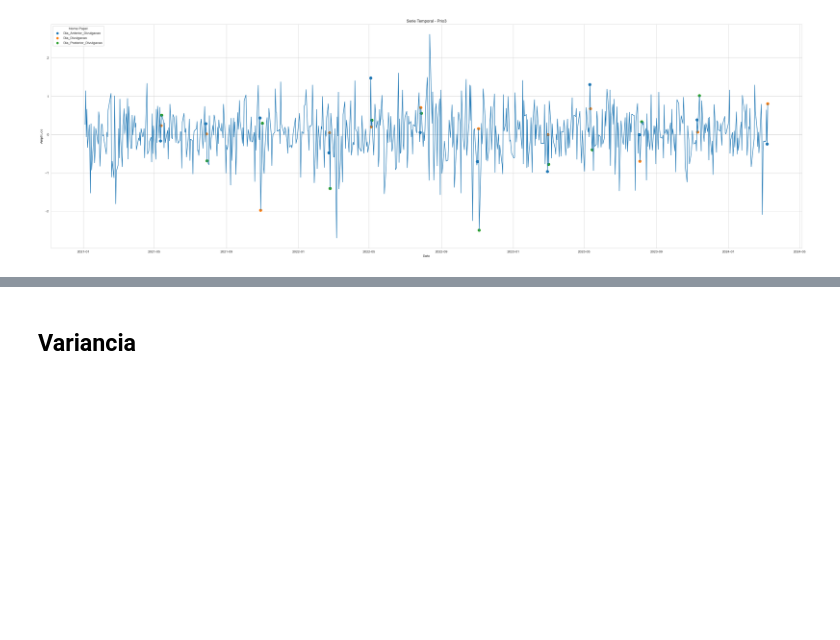
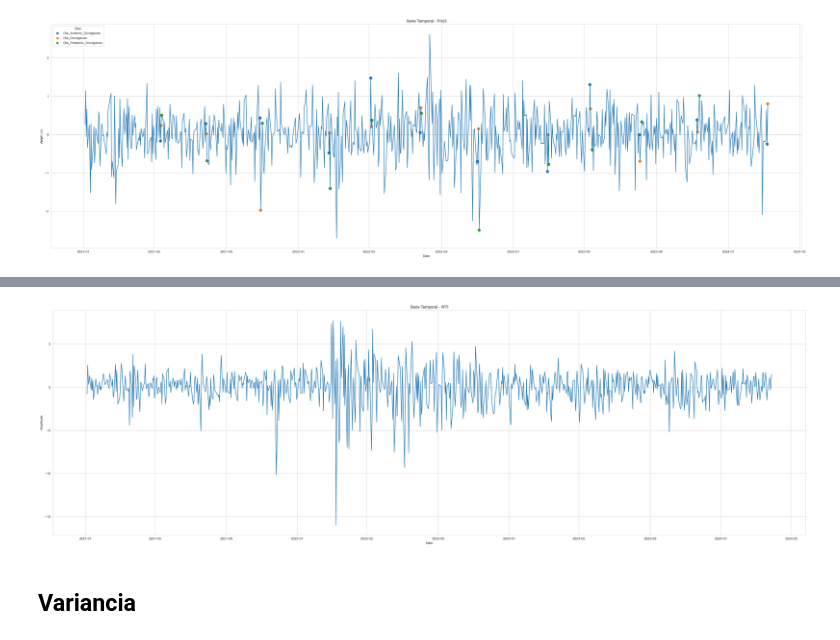
Before and after one commit to MatSchualtz/TCC, a Jupyter notebook: TCC.ipynb, the cells around one changed output, grey strips where cells are left out. Cells and saved outputs as stored; diff of their text form; code cells hidden in the pictures; blank space fills up the shorter version.

```diff
--- a/TCC.ipynb
+++ b/TCC.ipynb
@@ -277,3 +338,11 @@ plt.show()
+# %%
+sns.set_style("whitegrid")
+plt.figure(figsize=(40, 12))
+sns.lineplot(x=WTI.index, y='Amplitude', data=WTI, palette='tab10')
+plt.title('Serie Temporal - WTI')
+plt.show()
+# %% [output]
+[figure, added]
 # %% [markdown]
 ## Variancia
 # %%
```
Also changed, not shown: parts of 30 cells of this notebook.
